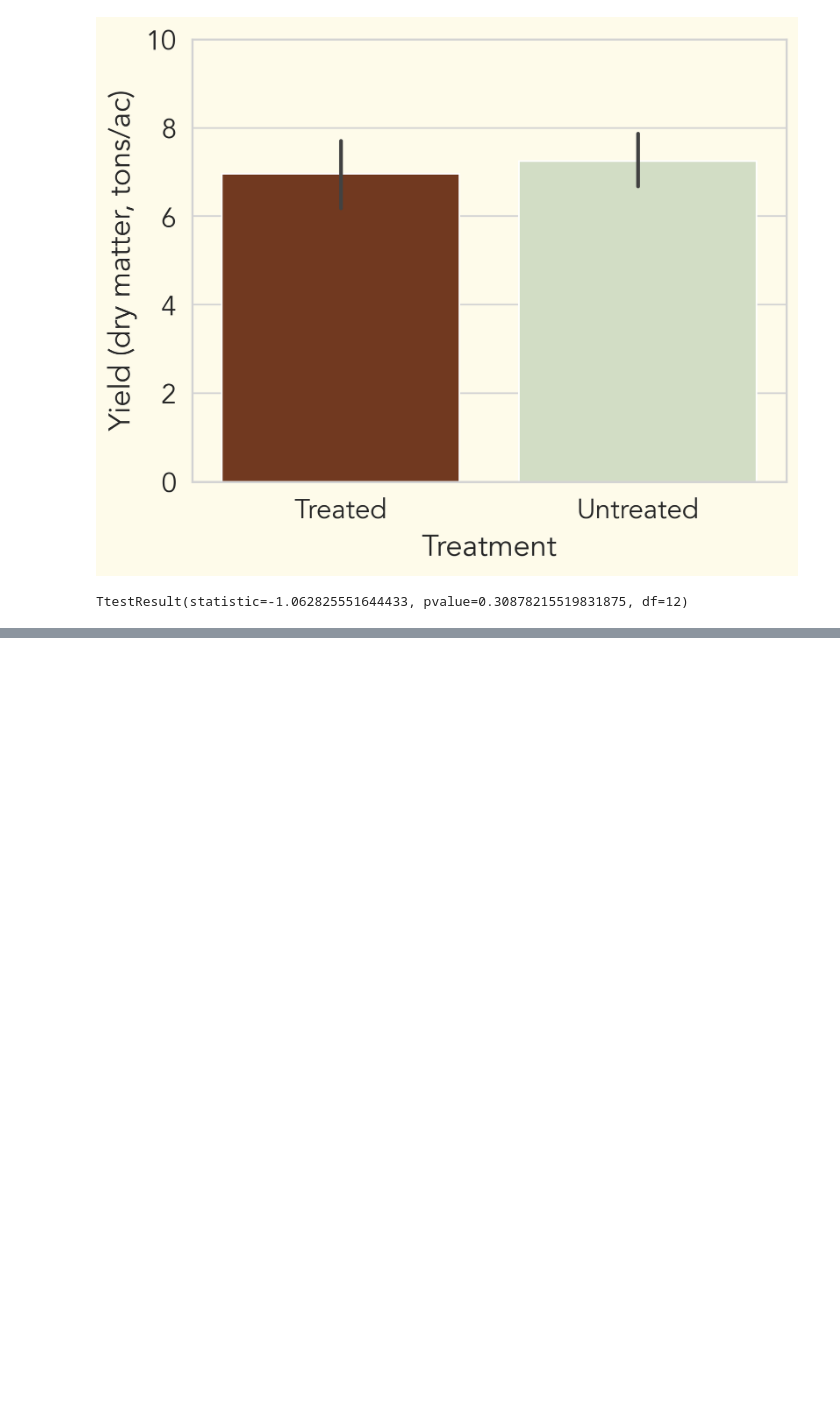
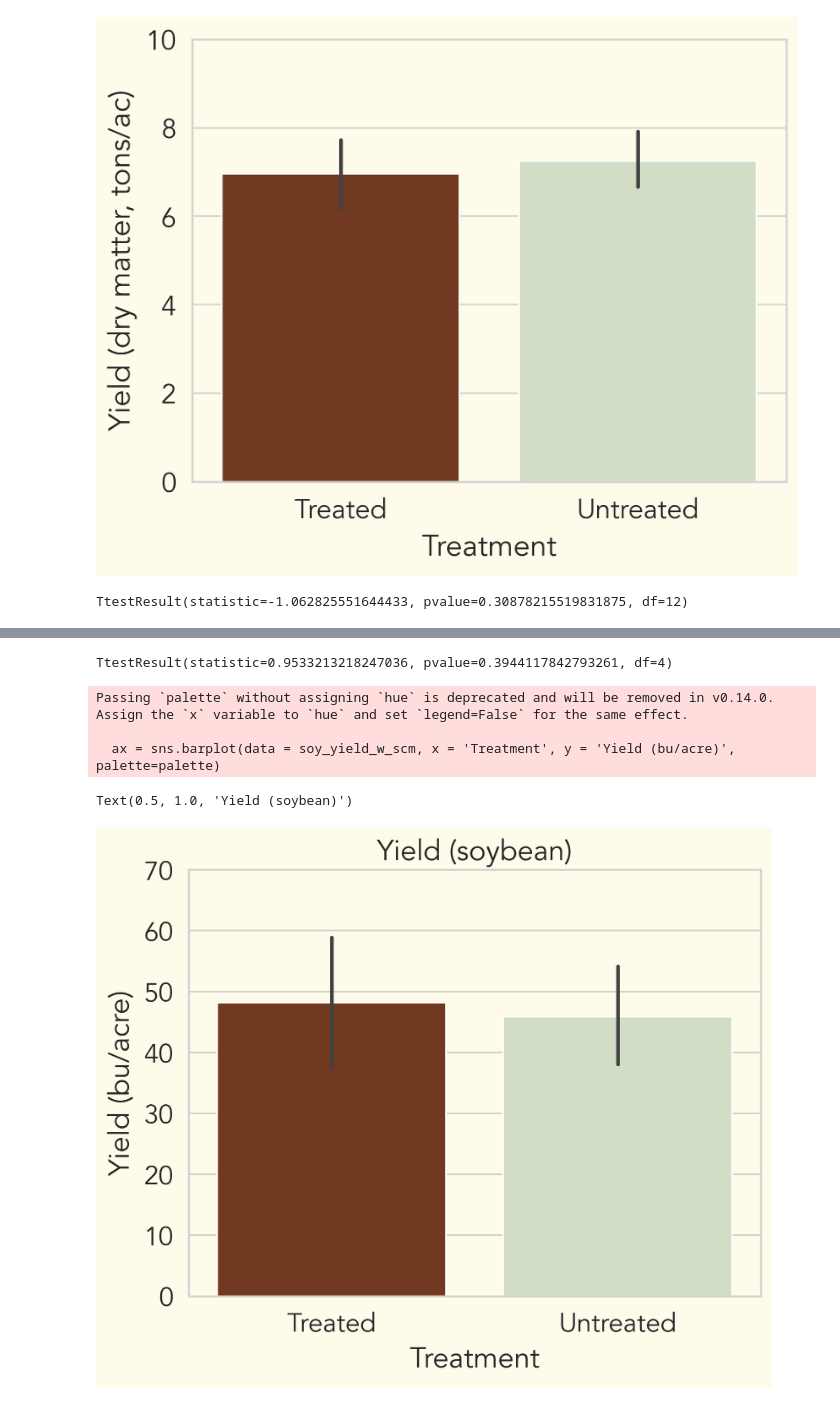
Before and after one commit to chloecho31/cornell, a Jupyter notebook: SCM/2025/Map for Cobleskill/Prelim Data/prelim_analysis.ipynb, the cells around one changed output, grey strips where cells are left out. Drawn from its saved outputs; the diff is of its cells as text; code cells hidden in the pictures; blank space fills up the shorter version.

```diff
--- a/SCM/2025/Map for Cobleskill/Prelim Data/prelim_analysis.ipynb
+++ b/SCM/2025/Map for Cobleskill/Prelim Data/prelim_analysis.ipynb
@@ -699,0 +797,3 @@ TtestResult(statistic=-0.11760941339897871, pvalue=0.9109555556289679, df=5)
+# %%
+soy_yield_w_scm = soy_yield[soy_yield['Field ID'].isin(sites_w_scm)]
+soy_yield_w_scm
@@ -699,0 +812,21 @@ TtestResult(statistic=-0.11760941339897871, pvalue=0.9109555556289679, df=5)
+# %%
+t1 = soy_yield_w_scm.loc[soy_yield_w_scm['Treatment'] == 'Treated'].groupby('Field ID')['Yield (bu/acre)'].mean()
+t2 = soy_yield_w_scm.loc[soy_yield_w_scm['Treatment'] == 'Untreated'].groupby('Field ID')['Yield (bu/acre)'].mean()
+stats.ttest_rel(t1, t2)
+# %% [output]
+TtestResult(statistic=0.9533213218247036, pvalue=0.3944117842793261, df=4)
+# %%
+plt.rcParams.update({"figure.dpi": 300})
+sns.set(font="Avenir", font_scale=1.5, rc={'axes.facecolor':'#fefbeaff', 'figure.facecolor':'#fefbeaff', 'grid.color': 'lightgray', 'axes.edgecolor': 'lightgray', 'legend.frameon':True})
+
+palette = ['#7e3412', '#d2e1c1']
+ax = sns.barplot(data = soy_yield_w_scm, x = 'Treatment', y = 'Yield (bu/acre)', palette=palette)
+ax.set_ylim(0, 70)
+plt.ylabel('Yield (bu/acre)')
+plt.title('Yield (soybean)')
+# %% [output]
+Passing `palette` without assigning `hue` is deprecated and will be removed in v0.14.0. Assign the `x` variable to `hue` and set `legend=False` for the same effect.
+
+  ax = sns.barplot(data = soy_yield_w_scm, x = 'Treatment', y = 'Yield (bu/acre)', palette=palette)
+Text(0.5, 1.0, 'Yield (soybean)')
+[figure, added]
```
Also changed, not shown: parts of 31 cells of this notebook, 20 other files.
